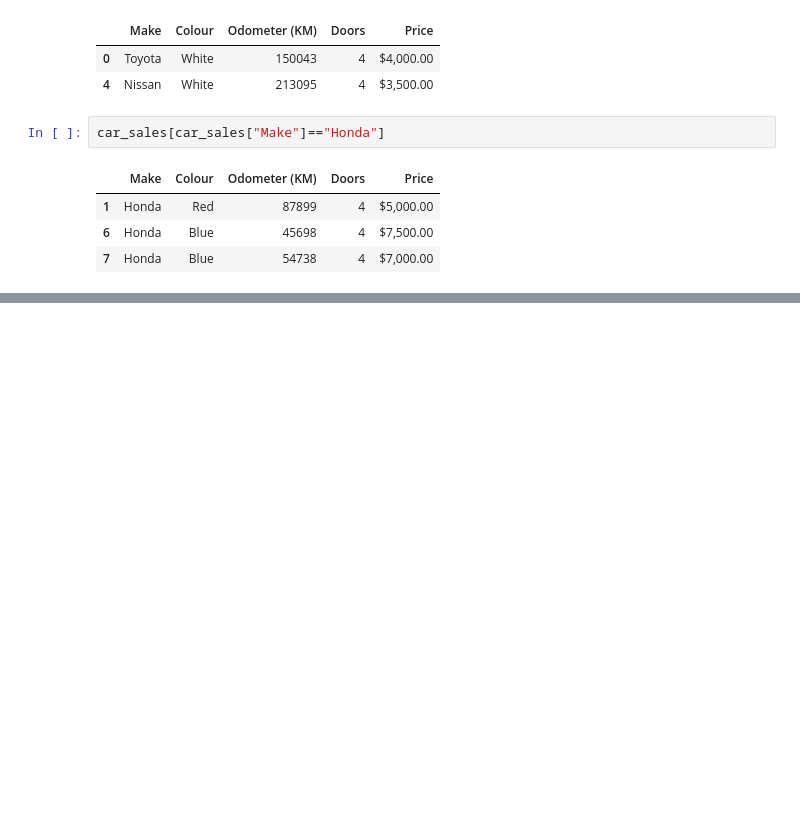
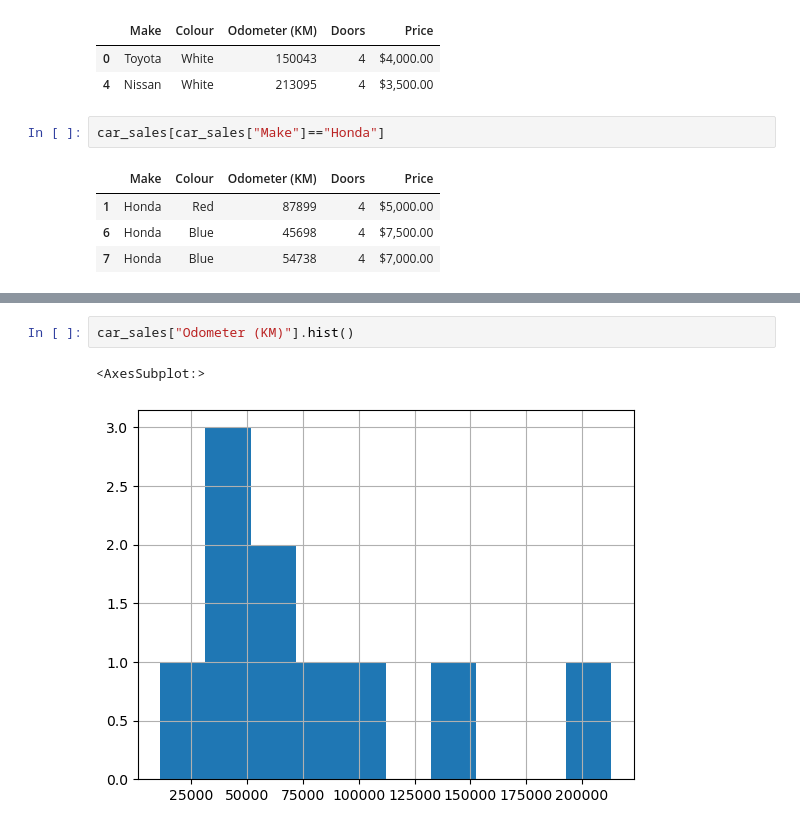
Before and after one commit to mohdali770409/Machine-Learning-Projects, a Jupyter notebook: Introduction to pandas.ipynb, the cells around one changed output, grey strips where cells are left out. Saved outputs shown, nothing was run; the diff lists cells and outputs as text; blank space fills up the shorter version.

```diff
--- a/Introduction to pandas.ipynb
+++ b/Introduction to pandas.ipynb
@@ -256,0 +284,5 @@ car_sales[car_sales["Make"]=="Honda"]
+# %%
+car_sales["Odometer (KM)"].hist()
+# %% [output]
+<AxesSubplot:>
+[figure, added]
```
Also changed, not shown: parts of 53 cells of this notebook.
